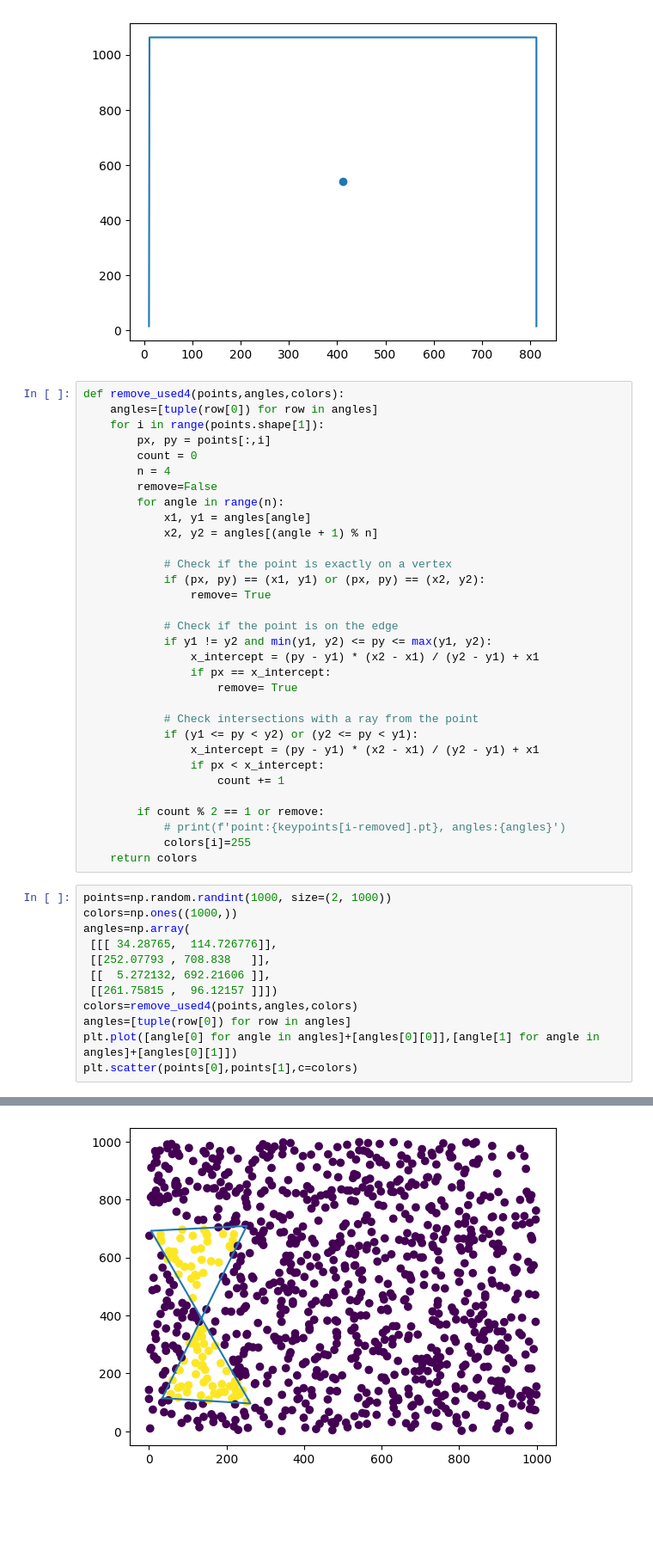
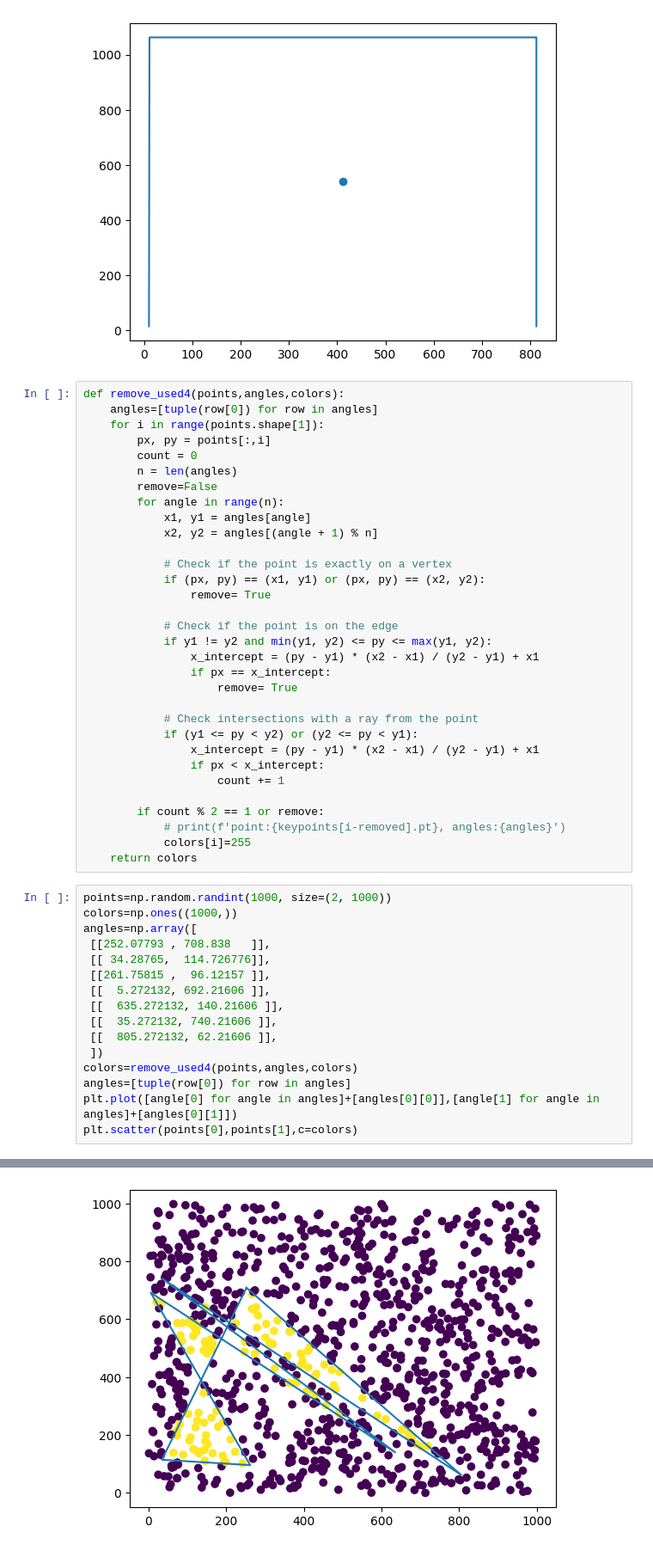
Before and after one commit to davidesonno/multiple-products-recognition, a Jupyter notebook: assignments/content/tests.ipynb, the cells around one changed output, grey strips where cells are left out. Shown at 86% size. Saved outputs shown, nothing was run; the diff lists cells and outputs as text; blank space fills up the shorter version.

```diff
--- a/assignments/content/tests.ipynb
+++ b/assignments/content/tests.ipynb
@@ -41,7 +41,7 @@ def remove_used4(points,angles,colors):
     for i in range(points.shape[1]):
         px, py = points[:,i]
         count = 0
-        n = 4
+        n = len(angles)
         remove=False
         for angle in range(n):
             x1, y1 = angles[angle]
@@ -70,15 +70,19 @@ def remove_used4(points,angles,colors):
 # %%
 points=np.random.randint(1000, size=(2, 1000))
 colors=np.ones((1000,))
-angles=np.array(
- [[[ 34.28765,  114.726776]],
+angles=np.array([
  [[252.07793 , 708.838   ]],
+ [[ 34.28765,  114.726776]],
+ [[261.75815 ,  96.12157 ]],
  [[  5.272132, 692.21606 ]],
- [[261.75815 ,  96.12157 ]]])
+ [[  635.272132, 140.21606 ]],
+ [[  35.272132, 740.21606 ]],
+ [[  805.272132, 62.21606 ]],
+ ])
 colors=remove_used4(points,angles,colors)
 angles=[tuple(row[0]) for row in angles]
 plt.plot([angle[0] for angle in angles]+[angles[0][0]],[angle[1] for angle in angles]+[angles[0][1]])
 plt.scatter(points[0],points[1],c=colors)
 # %% [output]
 <matplotlib.collections.PathCollection at 0x...>
-[figure, old version]
+[figure, new version]
```
